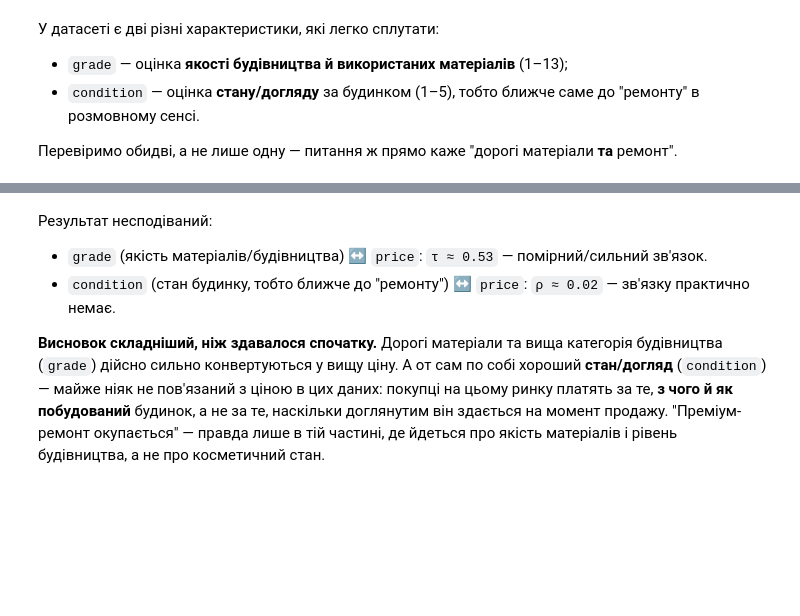
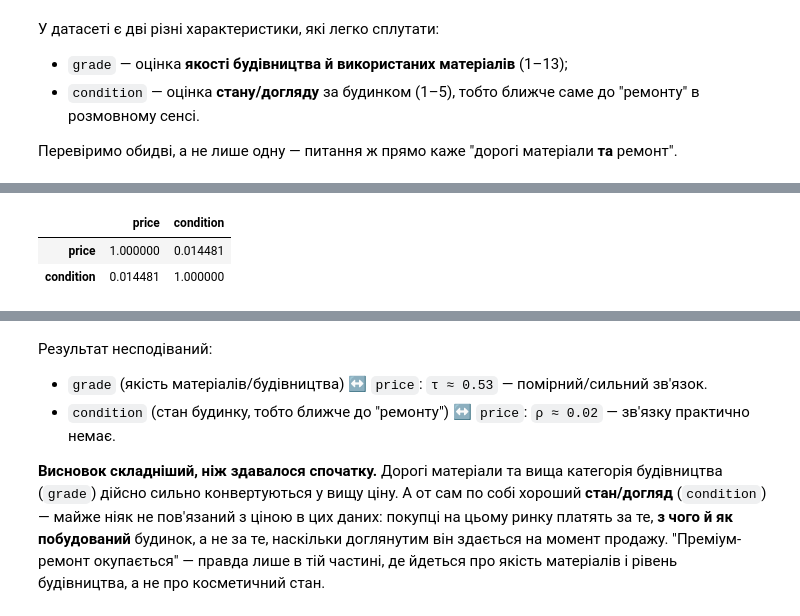
Before and after one commit to cpython-projects/da_27_07_2026, a Jupyter notebook: lesson_17.ipynb, the cells around one changed output, grey strips where cells are left out. Saved outputs shown, nothing was run; the diff lists cells and outputs as text; code cells hidden in the pictures; blank space fills up the shorter version.

```diff
--- a/lesson_17.ipynb
+++ b/lesson_17.ipynb
@@ -181,2 +227,8 @@ df[['price', 'grade']].corr(method='kendall')
+# %%
+df[['price', 'condition']].corr(method='kendall')
+# %% [output]
+|  | price | condition |
+| price | 1.000000 | 0.014481 |
+| condition | 0.014481 | 1.000000 |
 # %%
 df[['price', 'condition']].corr(method='spearman')
```
Also changed, not shown: parts of 25 cells of this notebook.
